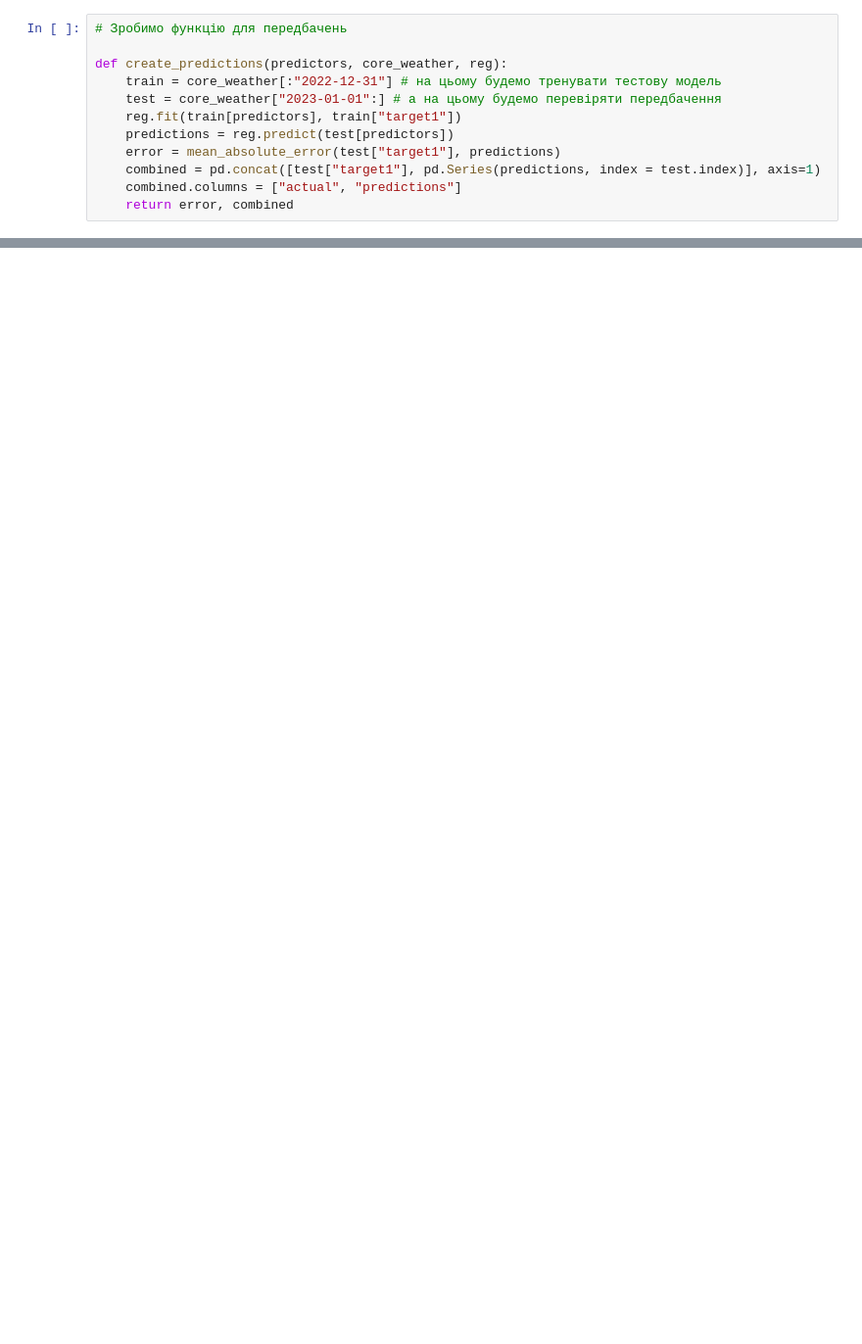
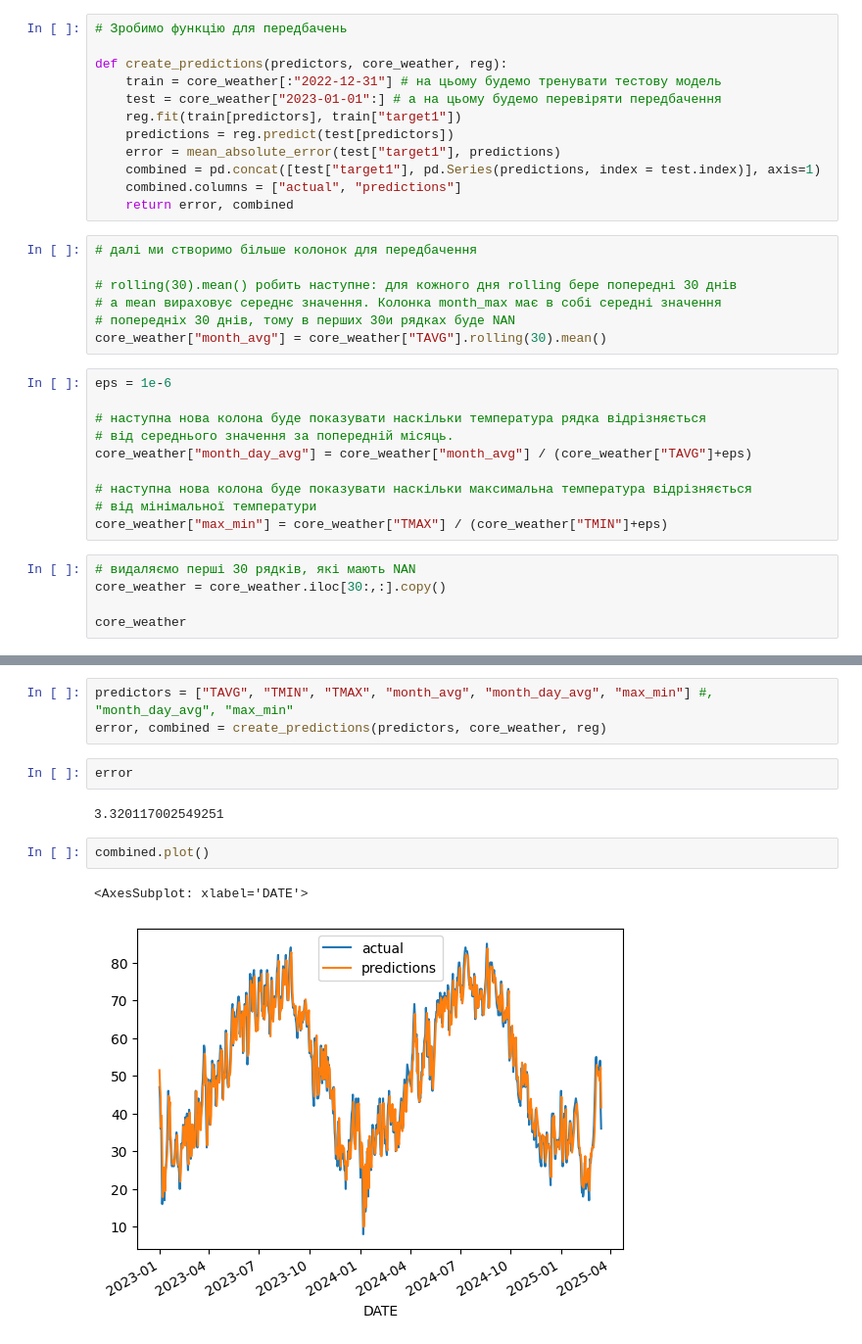
Before and after one commit to njnjfnj/Weather_predicter_backend, a Jupyter notebook: weather-ml/app/models/train.ipynb, the cells around one changed output, grey strips where cells are left out. Shown at 98% size. Drawn from its saved outputs; the diff is of its cells as text; blank space fills up the shorter version.

Commit message:
New predictors added, bug noticed

```diff
--- a/weather-ml/app/models/train.ipynb
+++ b/weather-ml/app/models/train.ipynb
@@ -257,3 +257,25 @@ def create_predictions(predictors, core_weather, reg):
     combined = pd.concat([test["target1"], pd.Series(predictions, index = test.index)], axis=1)
     combined.columns = ["actual", "predictions"]
     return error, combined
+# %%
+# далі ми створимо більше колонок для передбачення
+
+# rolling(30).mean() робить наступне: для кожного дня rolling бере попередні 30 днів
+# а mean вираховує середнє значення. Колонка month_max має в собі середні значення
+# попередніх 30 днів, тому в перших 30и рядках буде NAN
+core_weather["month_avg"] = core_weather["TAVG"].rolling(30).mean()
+# %%
+eps = 1e-6
+
+# наступна нова колона буде показувати наскільки температура рядка відрізняється
+# від середнього значення за попередній місяць.
+core_weather["month_day_avg"] = core_weather["month_avg"] / (core_weather["TAVG"]+eps)
+
+# наступна нова колона буде показувати наскільки максимальна температура відрізняється
+# від мінімальної температури
+core_weather["max_min"] = core_weather["TMAX"] / (core_weather["TMIN"]+eps)
+# %%
+# видаляємо перші 30 рядків, які мають NAN
+core_weather = core_weather.iloc[30:,:].copy()
+
+core_weather
@@ -259,0 +297,12 @@ def create_predictions(predictors, core_weather, reg):
+# %%
+predictors = ["TAVG", "TMIN", "TMAX", "month_avg", "month_day_avg", "max_min"] #, "month_day_avg", "max_min"
+error, combined = create_predictions(predictors, core_weather, reg)
+# %%
+error
+# %% [output]
+3.320117002549251
+# %%
+combined.plot()
+# %% [output]
+<AxesSubplot: xlabel='DATE'>
+[figure, added]
```
Also changed, not shown: parts of 13 cells of this notebook, 1 other file.
